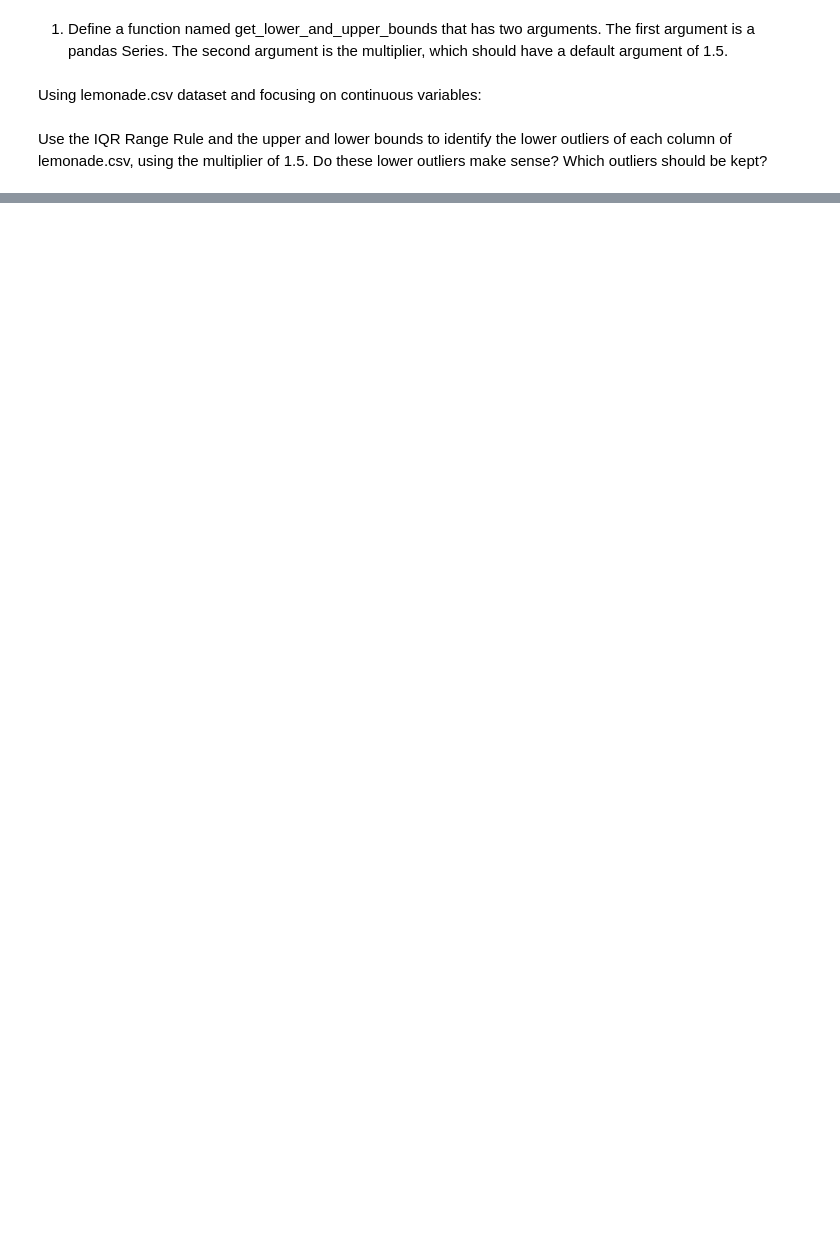
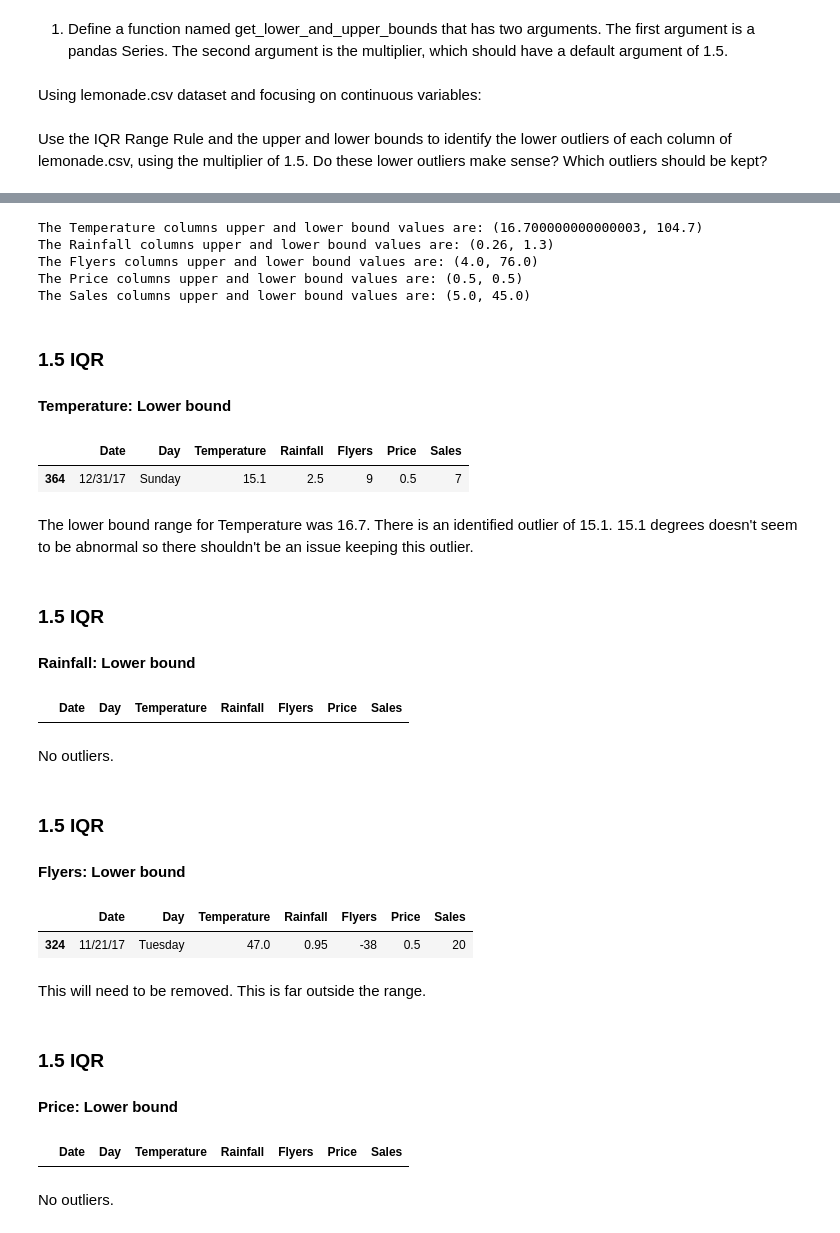
Before and after one commit to paigerackley/anomoly-detection-exercises, a Jupyter notebook: continuous_probabilistic_methods.ipynb, the cells around one changed output, grey strips where cells are left out. Saved outputs shown, nothing was run; the diff lists cells and outputs as text; code cells hidden in the pictures; blank space fills up the shorter version.

```diff
--- a/continuous_probabilistic_methods.ipynb
+++ b/continuous_probabilistic_methods.ipynb
@@ -29,0 +65,27 @@ Use the IQR Range Rule and the upper and lower bounds to identify the lower outl
+# %%
+# get upper and lower bounds for numerical columns
+for col in columns:
+    print(f'The {col} columns upper and lower bound values are: {get_lower_and_upper_bounds(df[col])}')
+# %% [output]
+The Temperature columns upper and lower bound values are: (16.700000000000003, 104.7)
+The Rainfall columns upper and lower bound values are: (0.26, 1.3)
+The Flyers columns upper and lower bound values are: (4.0, 76.0)
+The Price columns upper and lower bound values are: (0.5, 0.5)
+The Sales columns upper and lower bound values are: (5.0, 45.0)
+# %% [markdown]
+### 1.5 IQR
+#### Temperature: Lower bound
+# %%
+# set bounds
+temp_lower, temp_upper = get_lower_and_upper_bounds(df.Temperature)
+# %%
+# show dataframes
+df[df.Temperature < temp_lower]
+# %% [output]
+|  | Date | Day | Temperature | Rainfall | Flyers | Price | Sales |
+| 364 | 12/31/17 | Sunday | 15.1 | 2.5 | 9 | 0.5 | 7 |
+# %% [markdown]
+The lower bound range for Temperature was 16.7. There is an identified outlier of 15.1. 15.1 degrees doesn't seem to be abnormal so there shouldn't be an issue keeping this outlier.
+# %% [markdown]
+### 1.5 IQR
+#### Rainfall: Lower bound
@@ -29,0 +95,10 @@ Use the IQR Range Rule and the upper and lower bounds to identify the lower outl
+# %%
+# show df
+df[df.Rainfall < rain_lower]
+# %% [output]
+|  | Date | Day | Temperature | Rainfall | Flyers | Price | Sales |
+# %% [markdown]
+No outliers.
+# %% [markdown]
+### 1.5 IQR
+#### Flyers: Lower bound
@@ -29,0 +108,11 @@ Use the IQR Range Rule and the upper and lower bounds to identify the lower outl
+# %%
+# show df
+df[df.Flyers < flyers_lower]
+# %% [output]
+|  | Date | Day | Temperature | Rainfall | Flyers | Price | Sales |
+| 324 | 11/21/17 | Tuesday | 47.0 | 0.95 | -38 | 0.5 | 20 |
+# %% [markdown]
+This will need to be removed. This is far outside the range.
+# %% [markdown]
+### 1.5 IQR
+#### Price: Lower bound
@@ -29,0 +122,7 @@ Use the IQR Range Rule and the upper and lower bounds to identify the lower outl
+# %%
+# show df
+df[df.Price < price_lower]
+# %% [output]
+|  | Date | Day | Temperature | Rainfall | Flyers | Price | Sales |
+# %% [markdown]
+No outliers.
```
Also changed, not shown: parts of 16 cells of this notebook.
